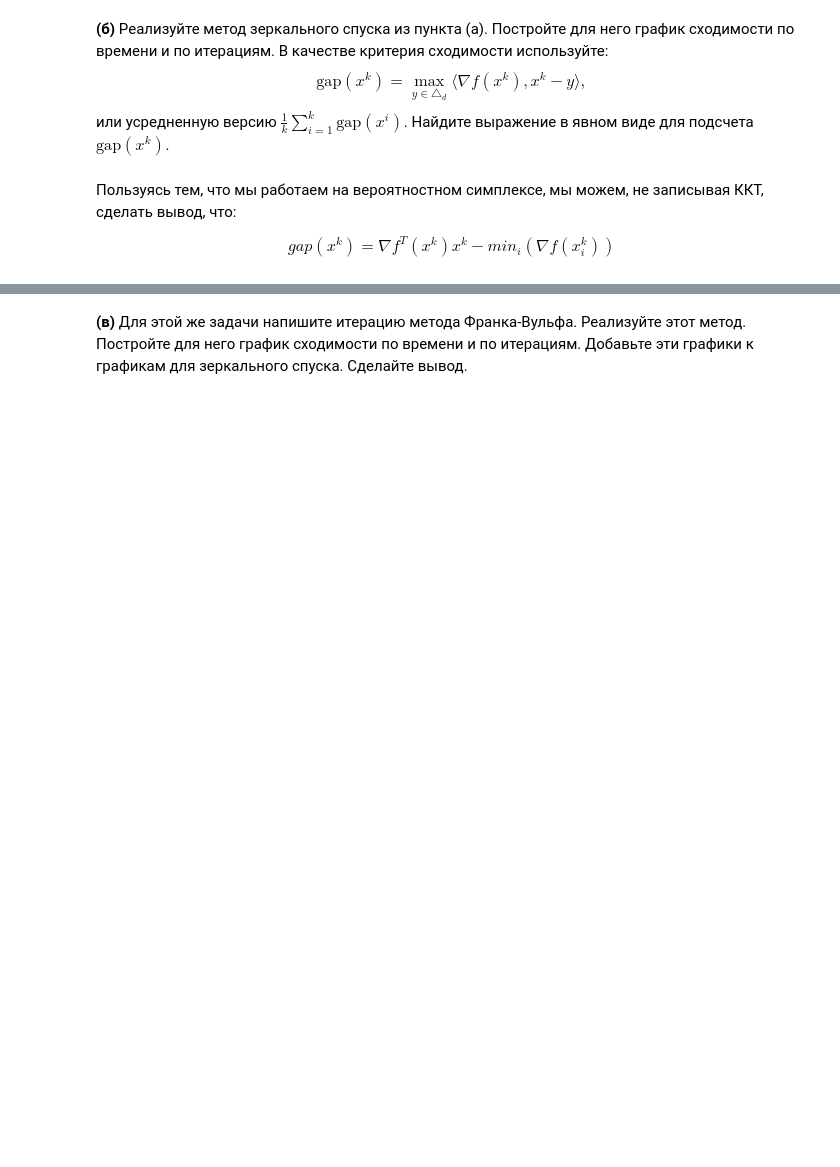
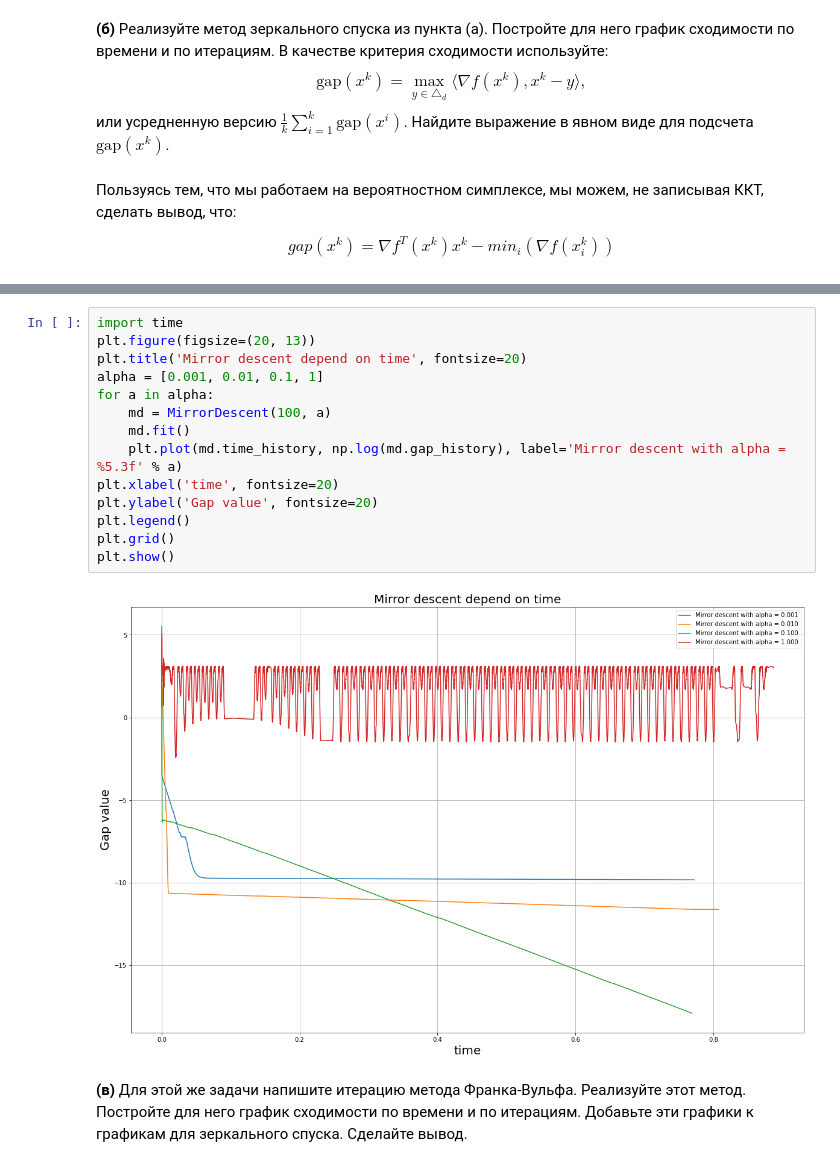
Before and after one commit to HAshIRa7/Optimization-methods, a Jupyter notebook: Optimization_HW_4.ipynb, the cells around one changed output, grey strips where cells are left out. Drawn from its saved outputs; the diff is of its cells as text; blank space fills up the shorter version.

```diff
--- a/Optimization_HW_4.ipynb
+++ b/Optimization_HW_4.ipynb
@@ -141,3 +124,19 @@ plt.show()
+# %%
+import time
+plt.figure(figsize=(20, 13))
+plt.title('Mirror descent depend on time', fontsize=20)
+alpha = [0.001, 0.01, 0.1, 1]
+for a in alpha:
+    md = MirrorDescent(100, a)
+    md.fit()
+    plt.plot(md.time_history, np.log(md.gap_history), label='Mirror descent with alpha = %5.3f' % a)
+plt.xlabel('time', fontsize=20)
+plt.ylabel('Gap value', fontsize=20)
+plt.legend()
+plt.grid()
+plt.show()
+# %% [output]
+[figure, added]
 # %% [markdown]
 __(в)__ Для этой же задачи напишите итерацию метода Франка-Вульфа. Реализуйте этот метод. Постройте для него график сходимости по времени и по итерациям. Добавьте эти графики к графикам для зеркального спуска. Сделайте вывод.
 # %%
```
Also changed, not shown: parts of 14 cells of this notebook.
